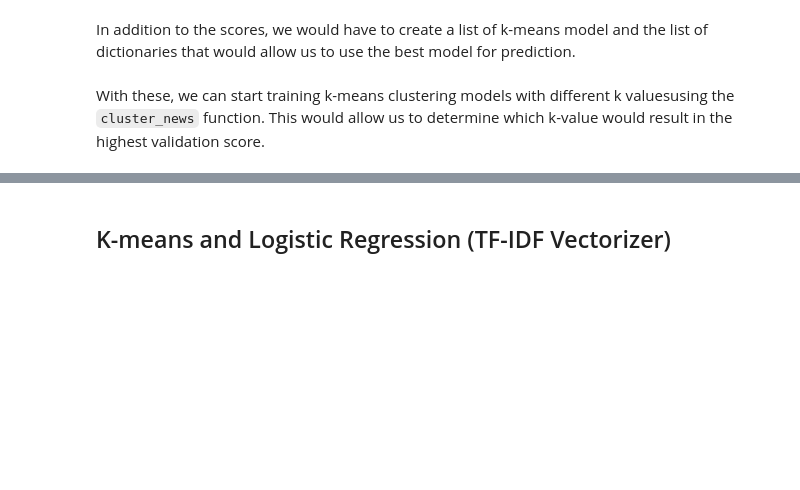
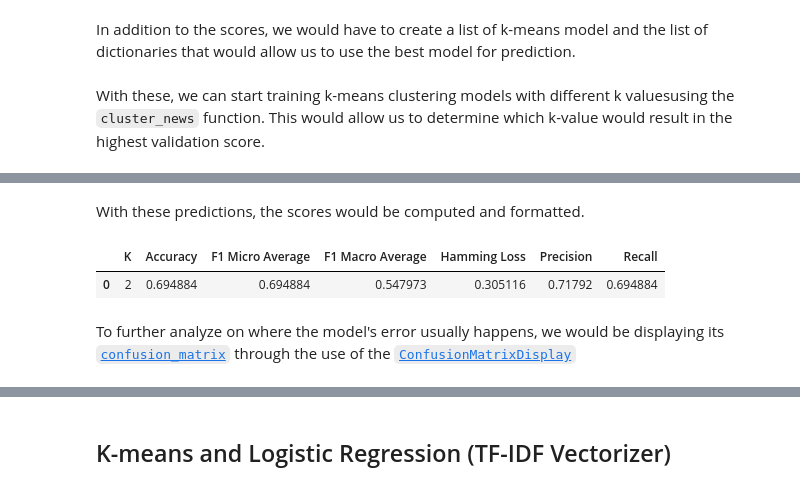
Before and after one commit to francheska-vicente/data102-fake-news, a Jupyter notebook: ModelingPT3_Undersampling5000.ipynb, the cells around one changed output, grey strips where cells are left out. Saved outputs shown, nothing was run; the diff lists cells and outputs as text; code cells hidden in the pictures; blank space fills up the shorter version.

```diff
--- a/ModelingPT3_Undersampling5000.ipynb
+++ b/ModelingPT3_Undersampling5000.ipynb
@@ -352,8 +493,15 @@ test_predictions = tfidf_models [best_model_index].predict (tfidf_test)
 test_labeled_df = test_df.copy()
 test_labeled_df ['predictions'] = test_predictions
 test_labeled_df ['predictions'] = test_labeled_df ['predictions'].replace(tfidf_labels_per_cluster [best_model_index])
+# %% [markdown]
+With these predictions, the scores would be computed and formatted.
 # %%
-dict_scores = format_scores (best_model_index - 1, test_labeled_df ['label'], test_labeled_df ['predictions'])
-dict_scores
+dict_scores = format_scores (best_model_index + 1, test_labeled_df ['label'], test_labeled_df ['predictions'])
+pd.DataFrame (dict_scores, index = [0])
+# %% [output]
+|  | K | Accuracy | F1 Micro Average | F1 Macro Average | Hamming Loss | Precision | Recall |
+| 0 | 2 | 0.694884 | 0.694884 | 0.547973 | 0.305116 | 0.71792 | 0.694884 |
+# %% [markdown]
+To further analyze on where the model's error usually happens, we would be displaying its [`confusion_matrix`](https://scikit-learn.org/stable/modules/generated/sklearn.metrics.confusion_matrix.html) through the use of the [`ConfusionMatrixDisplay`](https://scikit-learn.org/stable/modules/generated/sklearn.metrics.ConfusionMatrixDisplay.html)
 # %%
 ConfusionMatrixDisplay(confusion_matrix(test_labeled_df ['label'], test_labeled_df ['predictions'])).plot()
```
Also changed, not shown: parts of 39 cells of this notebook, 2 other files.
